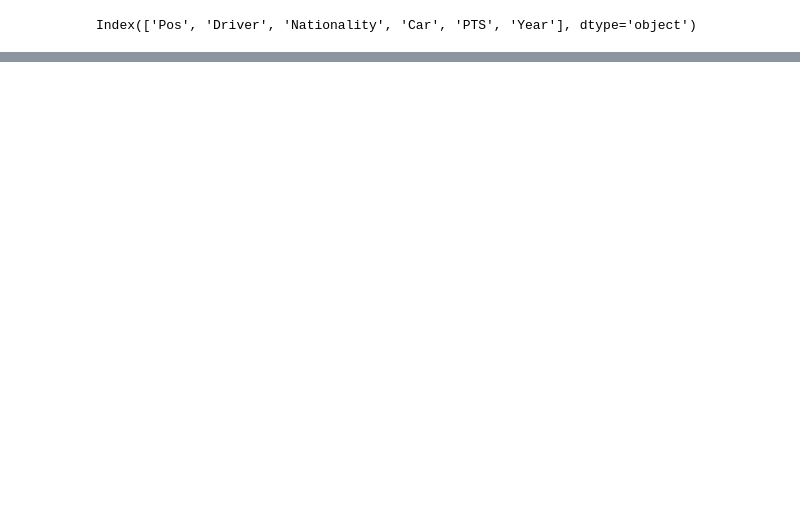
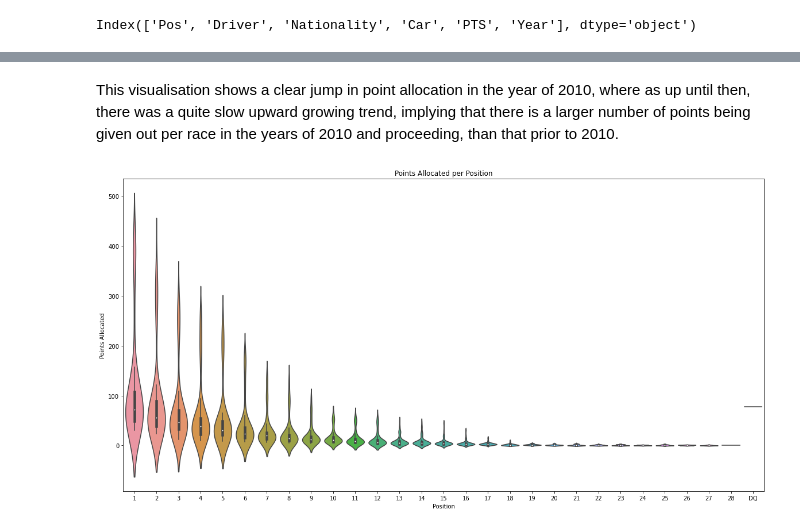
Before and after one commit to data301-2021-winter1/project-group12, a Jupyter notebook: notebooks/kennedyF.ipynb, the cells around one changed output, grey strips where cells are left out. Saved outputs shown, nothing was run; the diff lists cells and outputs as text; code cells hidden in the pictures; blank space fills up the shorter version.

```diff
--- a/notebooks/kennedyF.ipynb
+++ b/notebooks/kennedyF.ipynb
@@ -215,0 +37,8 @@ df2
+# %% [markdown]
+This visualisation shows a clear jump in point allocation in the year of 2010, where as up until then, there was a quite slow upward growing trend, implying that there is a larger number of points being given out per race in the years of 2010 and proceeding, than that prior to 2010.
+# %%
+vplot_ppp = sns.violinplot(x="Pos", y="PTS", scale = "width", data=f1data,order=['1','2','3','4','5','6','7','8','9','10','11','12','13','14','15','16','17','18','19','20','21','22','23','24','25','26','27','28','DQ'])
+vplot_ppp.set(xlabel='Position', ylabel='Points Allocated', title = 'Points Allocated per Position')
+vplot_ppp.figure.set_size_inches(20,10)
+# %% [output]
+[figure, added]
```
Also changed, not shown: parts of 55 cells of this notebook, 3 other files.
